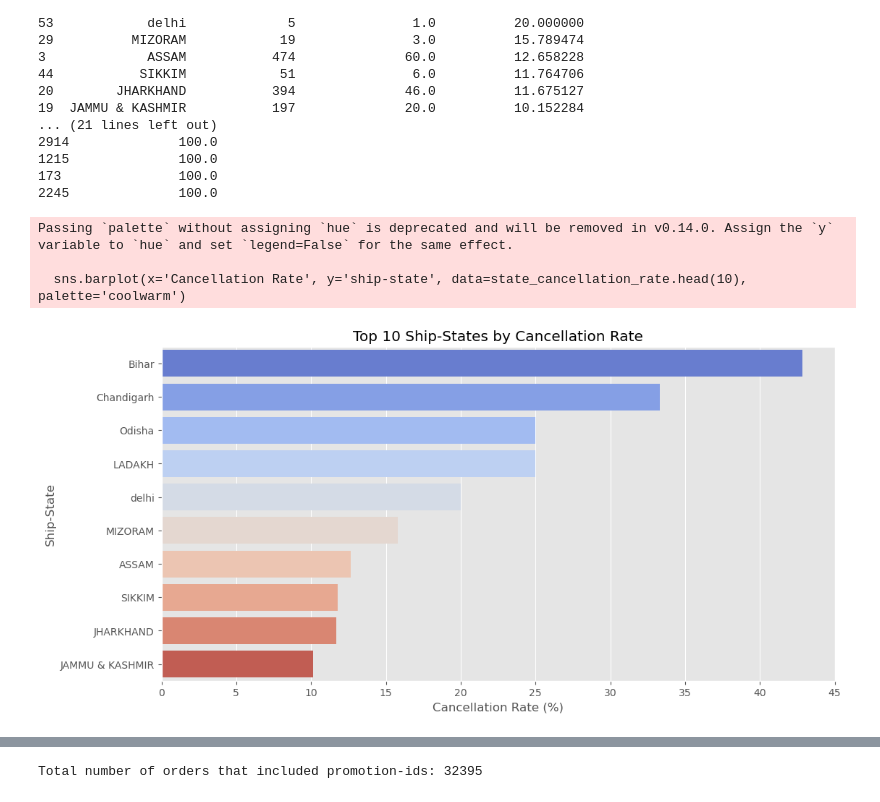
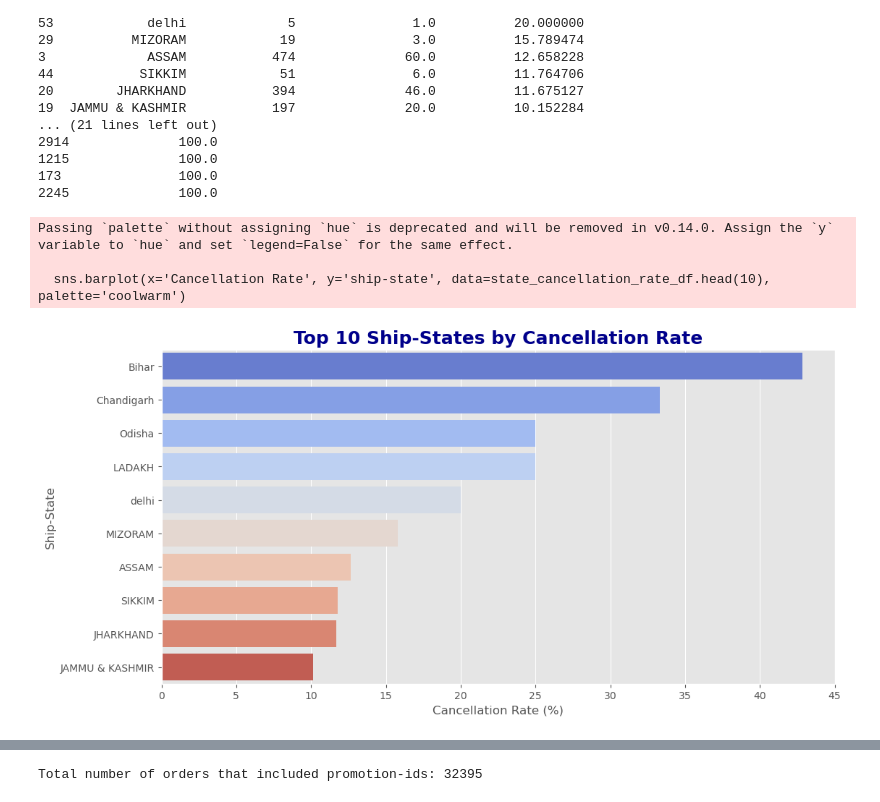
Before and after one commit to ElifSurucu/Analyzing-E-Commerce-Sales-Performance, a Jupyter notebook: Analysis_Notebook.ipynb, the cells around one changed output, grey strips where cells are left out. Saved outputs shown, nothing was run; the diff lists cells and outputs as text; code cells hidden in the pictures.

```diff
--- a/Analysis_Notebook.ipynb
+++ b/Analysis_Notebook.ipynb
@@ -919,15 +955,21 @@ Top 10 Ship-States by Cancellation Rate:
 173               100.0
 2245              100.0
 # %%
-# Visualize Top 10 ship-states by cancellation rate
+# Select only the columns you need
+state_cancellation_rate_df = state_cancellation_rate_df[['ship-state', 'Cancellation Rate']]
+
+# Rename columns if necessary (not required here as the names are already correct)
+state_cancellation_rate_df.columns = ['ship-state', 'Cancellation Rate']
+
+# Plot
 plt.figure(figsize=(12, 6))
-sns.barplot(x='Cancellation Rate', y='ship-state', data=state_cancellation_rate.head(10), palette='coolwarm')
-plt.title('Top 10 Ship-States by Cancellation Rate')
+sns.barplot(x='Cancellation Rate', y='ship-state', data=state_cancellation_rate_df.head(10), palette='coolwarm')
+plt.title('Top 10 Ship-States by Cancellation Rate', fontsize=18, weight='bold', color='darkblue')
 plt.xlabel('Cancellation Rate (%)')
 plt.ylabel('Ship-State')
 plt.show()
 # %% [output]
 Passing `palette` without assigning `hue` is deprecated and will be removed in v0.14.0. Assign the `y` variable to `hue` and set `legend=False` for the same effect.
 
-  sns.barplot(x='Cancellation Rate', y='ship-state', data=state_cancellation_rate.head(10), palette='coolwarm')
+  sns.barplot(x='Cancellation Rate', y='ship-state', data=state_cancellation_rate_df.head(10), palette='coolwarm')
-[figure, old version]
+[figure, new version]
```
Also changed, not shown: parts of 34 cells of this notebook.
